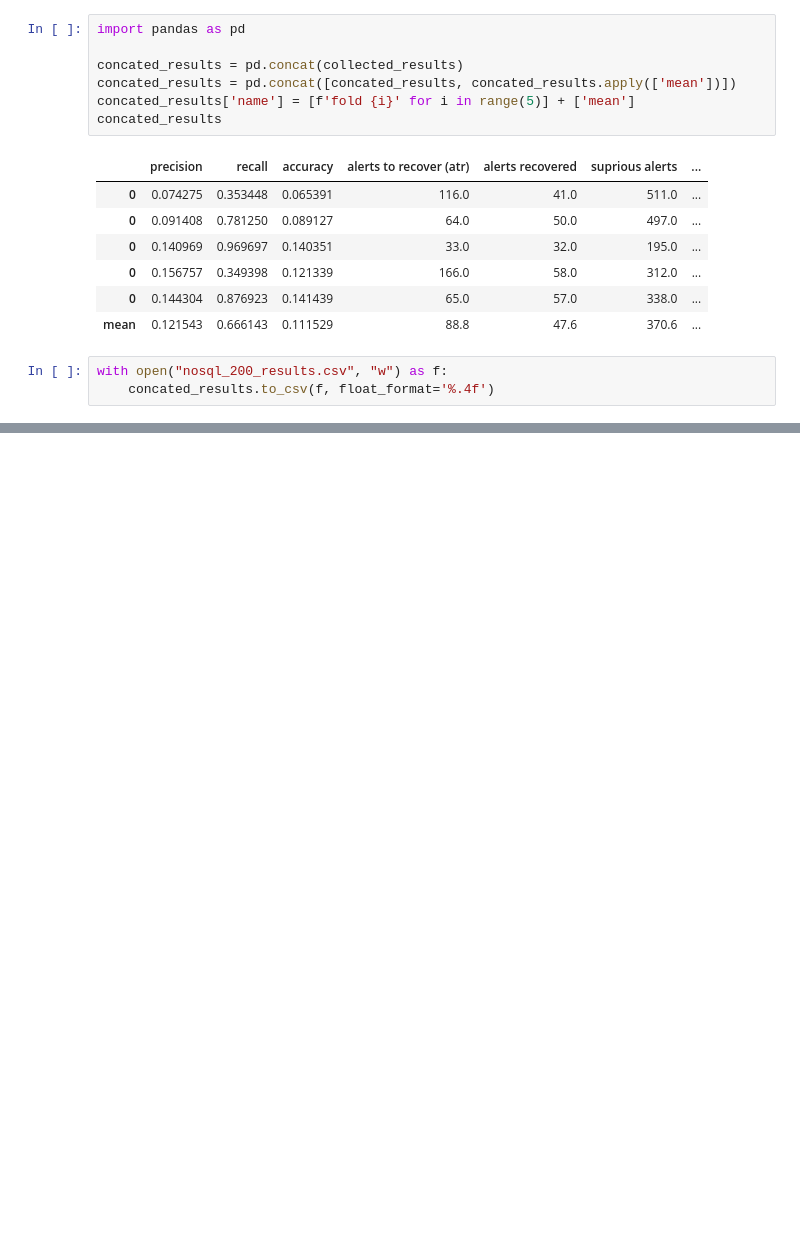
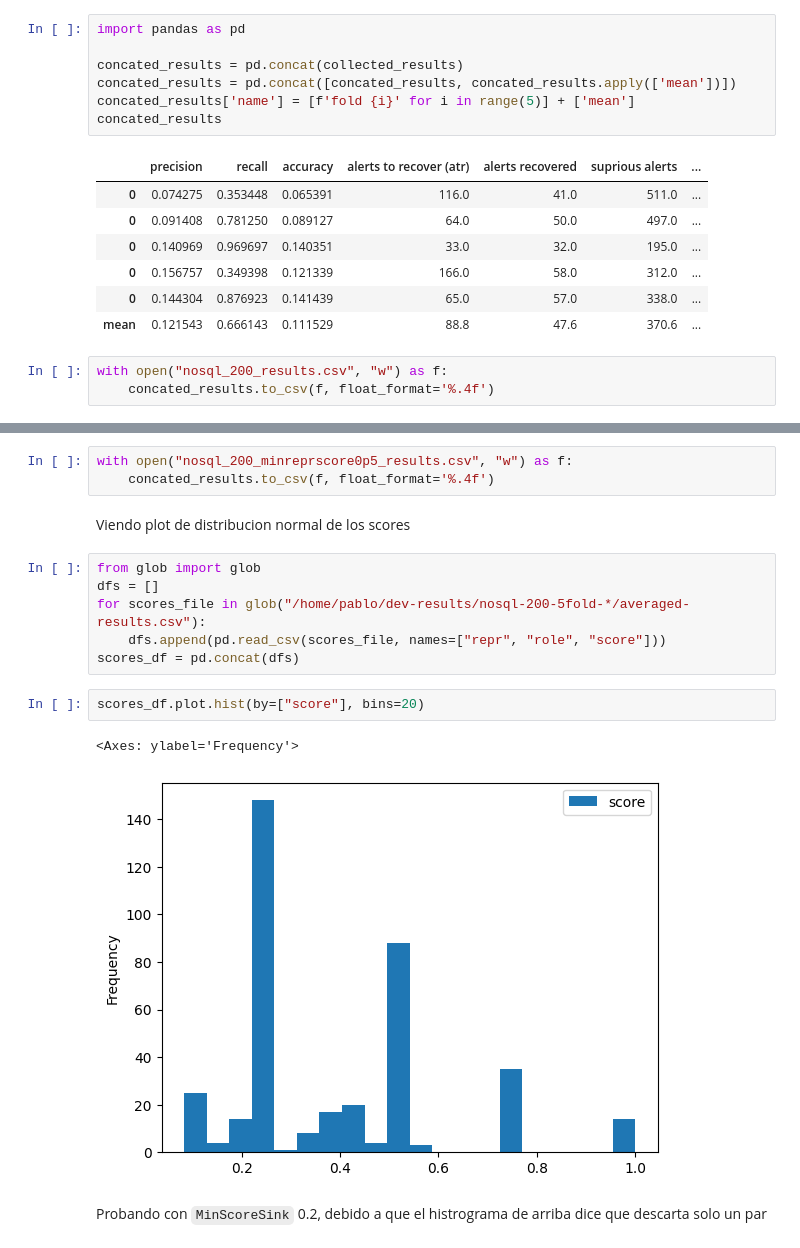
Before and after one commit to thepalbi/tsm-pipeline, a Jupyter notebook: code/notebooks/baseline-nosql.ipynb, the cells around one changed output, grey strips where cells are left out. Cells and saved outputs as stored; diff of their text form; blank space fills up the shorter version.

```diff
--- a/code/notebooks/baseline-nosql.ipynb
+++ b/code/notebooks/baseline-nosql.ipynb
@@ -670,0 +837,18 @@ with open("nosql_200_results.csv", "w") as f:
+# %%
+with open("nosql_200_minreprscore0p5_results.csv", "w") as f:
+    concated_results.to_csv(f, float_format='%.4f')
+# %% [markdown]
+Viendo plot de distribucion normal de los scores
+# %%
+from glob import glob
+dfs = []
+for scores_file in glob("/home/pablo/dev-results/nosql-200-5fold-*/averaged-results.csv"):
+    dfs.append(pd.read_csv(scores_file, names=["repr", "role", "score"]))
+scores_df = pd.concat(dfs)
+# %%
+scores_df.plot.hist(by=["score"], bins=20)
+# %% [output]
+<Axes: ylabel='Frequency'>
+[figure, added]
+# %% [markdown]
+Probando con `MinScoreSink` 0.2, debido a que el histrograma de arriba dice que descarta solo un par
```
Also changed, not shown: parts of 16 cells of this notebook, 3 other files.
